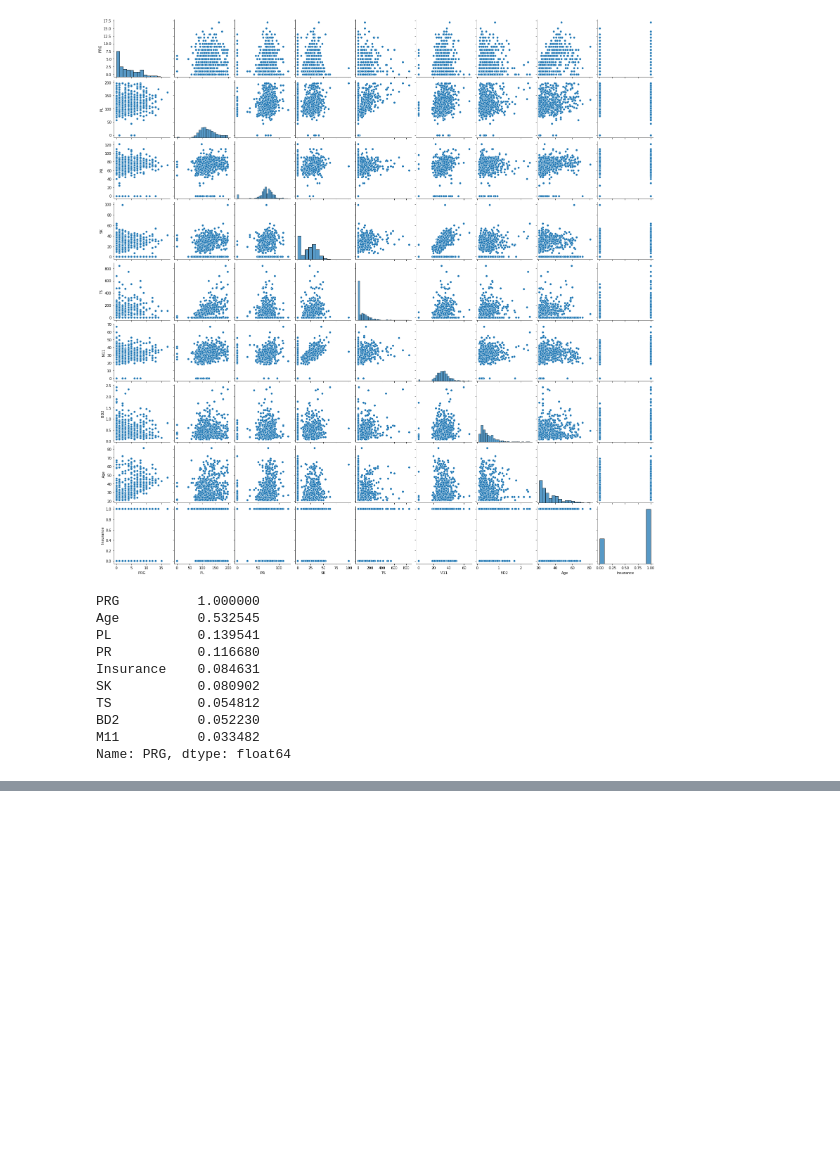
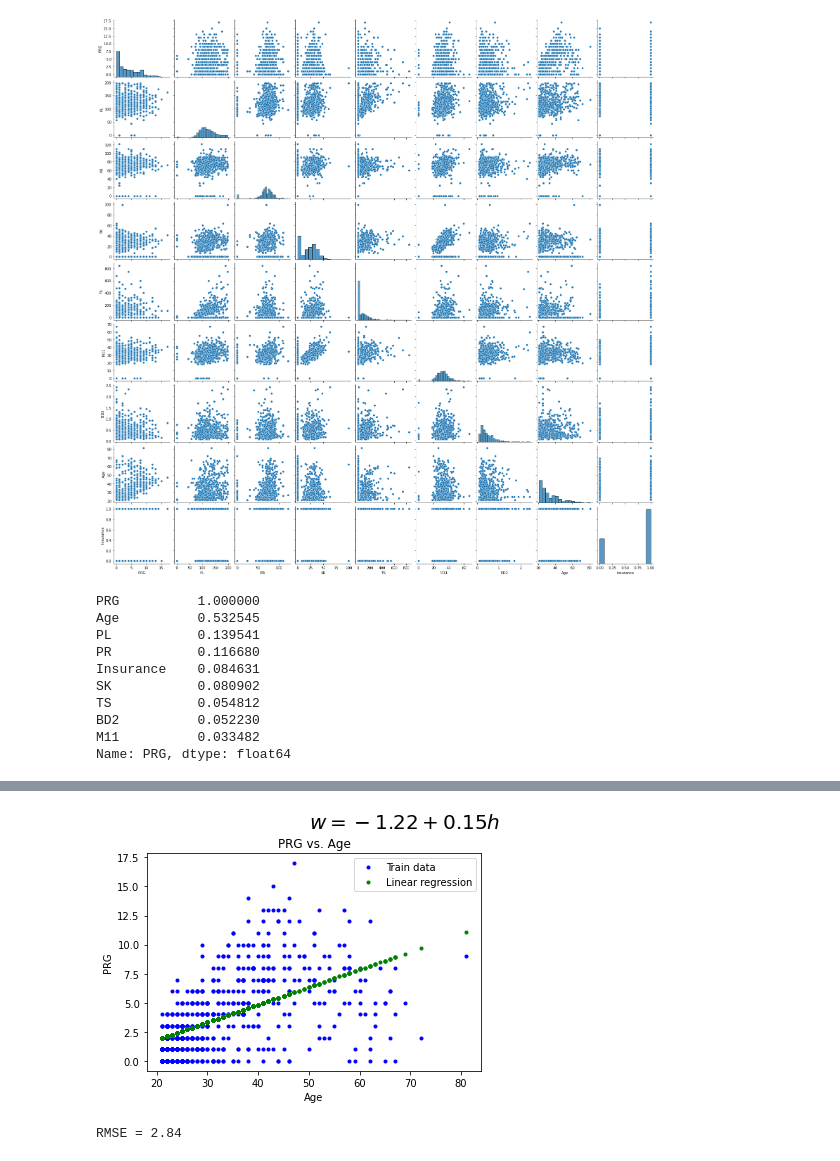
Before and after one commit to doctorf72/Naya_ML_RegressionProject, a Jupyter notebook: Regression_Project.ipynb, the cells around one changed output, grey strips where cells are left out. Drawn from its saved outputs; the diff is of its cells as text; code cells hidden in the pictures; blank space fills up the shorter version.

```diff
--- a/Regression_Project.ipynb
+++ b/Regression_Project.ipynb
@@ -91,3 +91,6 @@ TS           0.054812
 BD2          0.052230
 M11          0.033482
 Name: PRG, dtype: float64
+# %%
+X_train = df_train[['Age']]
+y_train = df_train['PRG']
@@ -93,0 +99,3 @@ Name: PRG, dtype: float64
+# %%
+model = LinearRegression()
+model.fit(X_train, y_train)
@@ -93,0 +112,2 @@ Name: PRG, dtype: float64
+# %%
+y_train_pred = model.predict(X_train)
@@ -93,0 +123,18 @@ Name: PRG, dtype: float64
+# %%
+plt.figure()
+plt.plot(X_train.Age, y_train, '.b')
+plt.plot(X_train.Age, y_train_pred,
+         linewidth=3, color='g', ls='', marker='.')
+plt.xlabel('Age')
+plt.ylabel('PRG')
+plt.title('PRG vs. Age')
+plt.legend(['Train data', 'Linear regression'], loc='best')
+plt.text(50, 20, '$w={:.2f}+{:.2f}h$'\
+         .format(model.intercept_, model.coef_[0]), fontsize=20);
+# %% [output]
+[figure, added]
+# %%
+age_rmse = np.sqrt(mean_squared_error(y_train, y_train_pred))
+print(f"RMSE = {age_rmse:.2f}")
+# %% [output]
+RMSE = 2.84
```
Also changed, not shown: parts of 5 cells of this notebook.
